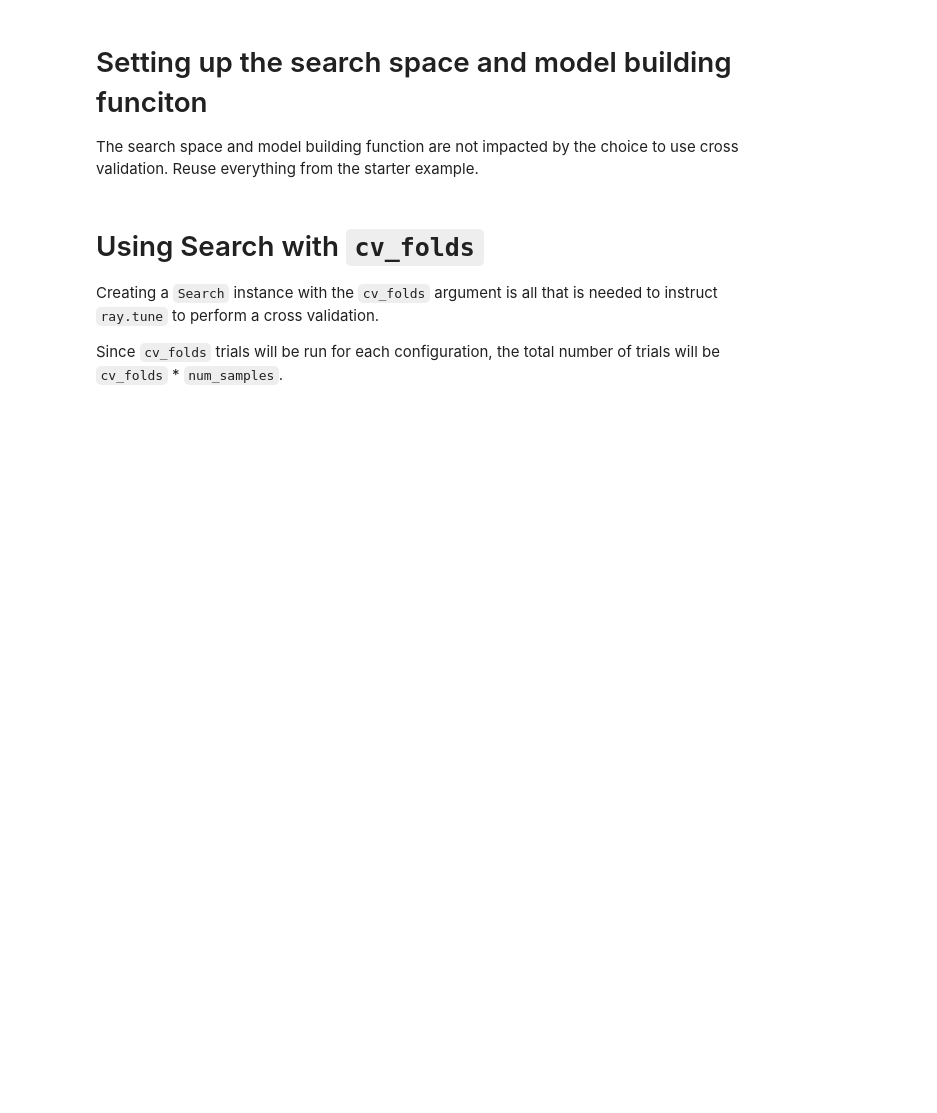
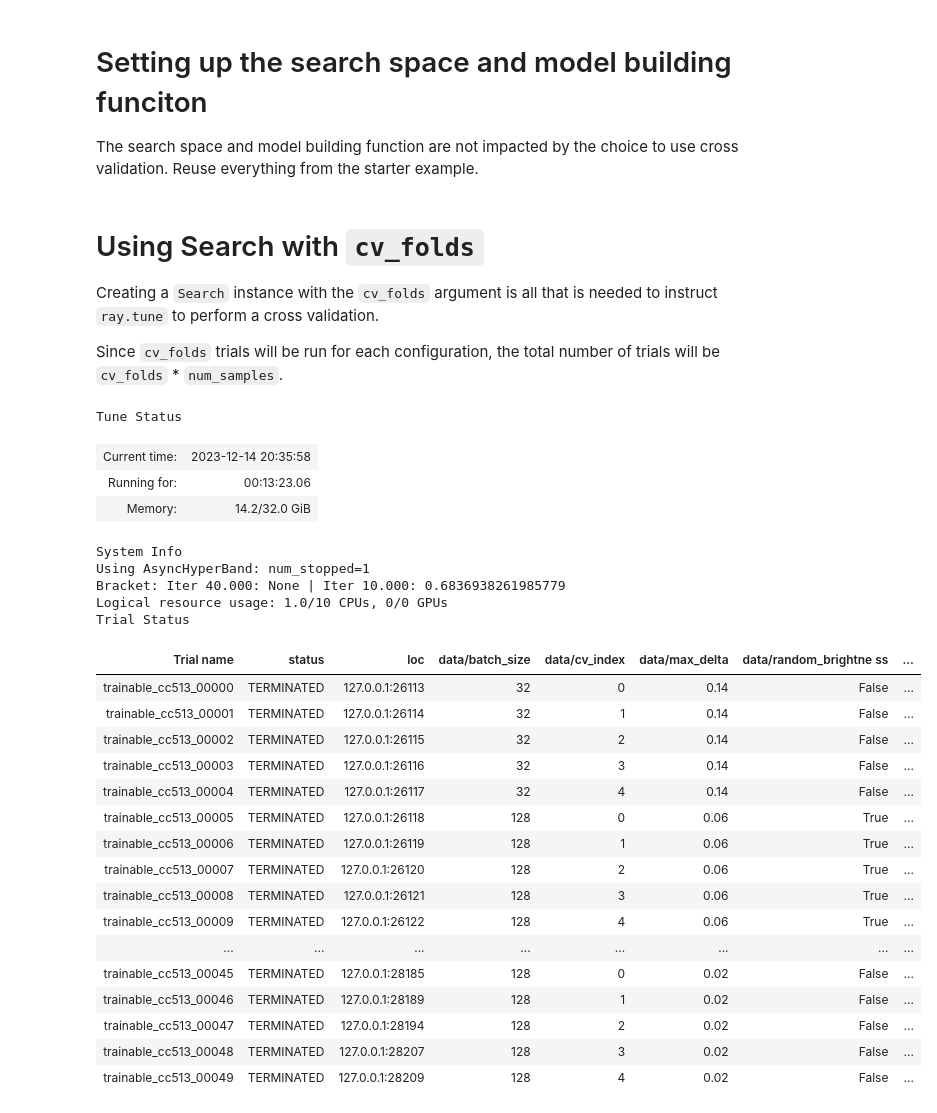
Before and after one commit to PathologyDataScience/glimr, a Jupyter notebook: examples/cross_validation.ipynb, the cells around one changed output. Cells and saved outputs as stored; diff of their text form; code cells hidden in the pictures; blank space fills up the shorter version.

```diff
--- a/examples/cross_validation.ipynb
+++ b/examples/cross_validation.ipynb
@@ -199,16 +200,45 @@ Since `cv_folds` trials will be run for each configuration, the total number of
 # %%
 import contextlib
 from glimr.search import Search
 import os
 import tempfile
 
 
 # pass `cv_folds` parameter to Search for cross validation
 tuner = Search(space, builder, cv_dataloader, "mnist_auc", cv_folds=5)
 
 # make a temporary directory to store outputs - cleanup at end
 temp_dir = tempfile.TemporaryDirectory()
 
 # run trials using default settings
 with contextlib.redirect_stderr(open(os.devnull, "w")):
-    results = tuner.experiment(local_dir=temp_dir.name, name="cross_validation", num_samples=10)
+    results = tuner.experiment(
+        local_dir=temp_dir.name, name="cross_validation", num_samples=10
+    )
+# %% [output]
+Tune Status
+| Current time: | 2023-12-14 20:35:58 |
+| Running for: | 00:13:23.06 |
+| Memory: | 14.2/32.0 GiB |
+System Info
+Using AsyncHyperBand: num_stopped=1
+Bracket: Iter 40.000: None | Iter 10.000: 0.6836938261985779
+Logical resource usage: 1.0/10 CPUs, 0/0 GPUs
+Trial Status
+| Trial name | status | loc | data/batch_size | data/cv_index | data/max_delta | data/random_brightne ss | ... |
+| trainable_cc513_00000 | TERMINATED | 127.0.0.1:26113 | 32 | 0 | 0.14 | False | ... |
+| trainable_cc513_00001 | TERMINATED | 127.0.0.1:26114 | 32 | 1 | 0.14 | False | ... |
+| trainable_cc513_00002 | TERMINATED | 127.0.0.1:26115 | 32 | 2 | 0.14 | False | ... |
+| trainable_cc513_00003 | TERMINATED | 127.0.0.1:26116 | 32 | 3 | 0.14 | False | ... |
+| trainable_cc513_00004 | TERMINATED | 127.0.0.1:26117 | 32 | 4 | 0.14 | False | ... |
+| trainable_cc513_00005 | TERMINATED | 127.0.0.1:26118 | 128 | 0 | 0.06 | True | ... |
+| trainable_cc513_00006 | TERMINATED | 127.0.0.1:26119 | 128 | 1 | 0.06 | True | ... |
+| trainable_cc513_00007 | TERMINATED | 127.0.0.1:26120 | 128 | 2 | 0.06 | True | ... |
+| trainable_cc513_00008 | TERMINATED | 127.0.0.1:26121 | 128 | 3 | 0.06 | True | ... |
+| trainable_cc513_00009 | TERMINATED | 127.0.0.1:26122 | 128 | 4 | 0.06 | True | ... |
+| ... | ... | ... | ... | ... | ... | ... | ... |
+| trainable_cc513_00045 | TERMINATED | 127.0.0.1:28185 | 128 | 0 | 0.02 | False | ... |
+| trainable_cc513_00046 | TERMINATED | 127.0.0.1:28189 | 128 | 1 | 0.02 | False | ... |
+| trainable_cc513_00047 | TERMINATED | 127.0.0.1:28194 | 128 | 2 | 0.02 | False | ... |
+| trainable_cc513_00048 | TERMINATED | 127.0.0.1:28207 | 128 | 3 | 0.02 | False | ... |
+| trainable_cc513_00049 | TERMINATED | 127.0.0.1:28209 | 128 | 4 | 0.02 | False | ... |
```
Also changed, not shown: parts of 4 cells of this notebook.
